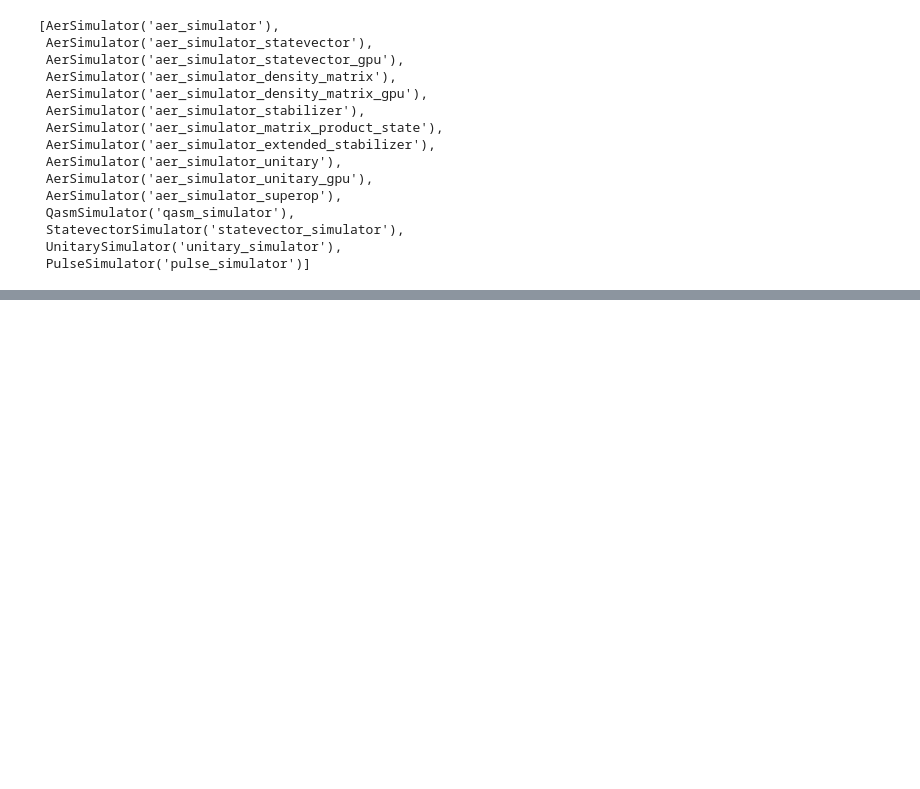
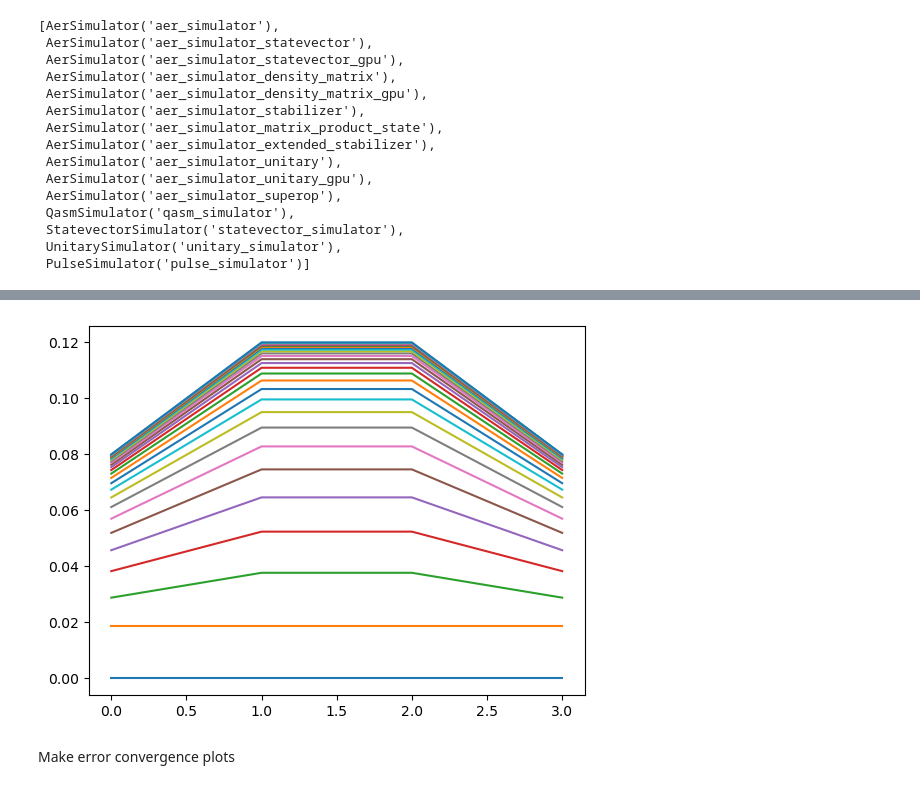
Before and after one commit to osamarais/qiskit_iterative_solver, a Jupyter notebook: qiskit_QSP_cleaned_up.ipynb, the cells around one changed output, grey strips where cells are left out. Drawn from its saved outputs; the diff is of its cells as text; code cells hidden in the pictures; blank space fills up the shorter version.

```diff
--- a/qiskit_QSP_cleaned_up.ipynb
+++ b/qiskit_QSP_cleaned_up.ipynb
@@ -486,0 +449,8 @@ np.linalg.norm(result - expected_result,2)
+# %%
+if solver=='statevector':
+    for iteration_number in range(iterations):
+        plt.plot(P_A_b[iteration_number*size:(iteration_number+1)*size])
+# %% [output]
+[figure, added]
+# %% [markdown]
+Make error convergence plots
```
Also changed, not shown: parts of 52 cells of this notebook, 9 other files.
